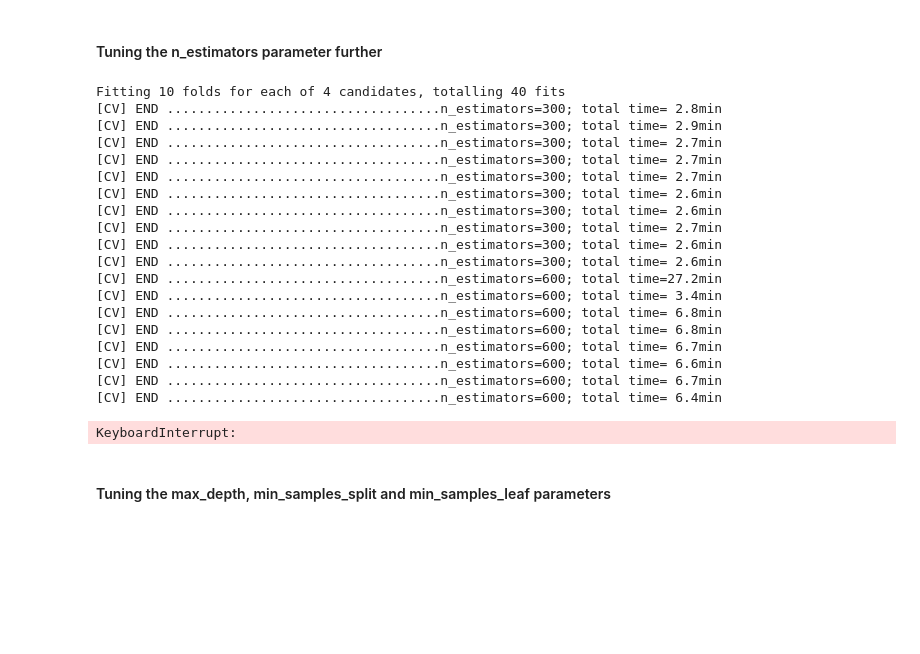
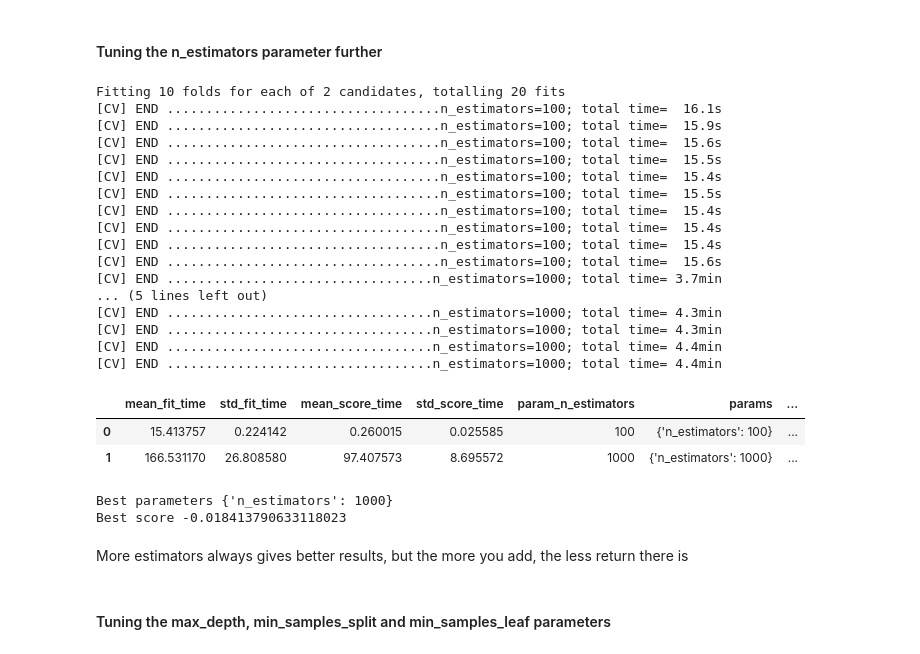
Before and after one commit to anpirott/thesis, a Jupyter notebook: notebooks/ML/method_ML/Model_A_partial/fine_tuned_models/MIST/fine_tuned_models.ipynb, the cells around one changed output. Drawn from its saved outputs; the diff is of its cells as text; code cells hidden in the pictures; blank space fills up the shorter version.

```diff
--- a/notebooks/ML/method_ML/Model_A_partial/fine_tuned_models/MIST/fine_tuned_models.ipynb
+++ b/notebooks/ML/method_ML/Model_A_partial/fine_tuned_models/MIST/fine_tuned_models.ipynb
@@ -434,41 +434,45 @@ Best score -0.01841555027497129
 # %%
 scoring = ["neg_root_mean_squared_error", "neg_mean_absolute_error"] # RMSE and MAE
 
-cv_params = {'n_estimators' : [600, 1500]
+cv_params = {'n_estimators' : [100, 1000]
             }
 
 gscv_rf = GridSearchCV(RandomForestRegressor(n_jobs = 10,
                                              ),
                          param_grid = cv_params,
                          scoring = scoring,
                          cv = 10,
                          verbose = 2,
                          refit="neg_root_mean_squared_error"
 )
 
 gscv_rf.fit(X_train, y_train)
 display_grid_search(gscv_rf)
 # %% [output]
-Fitting 10 folds for each of 4 candidates, totalling 40 fits
-[CV] END ...................................n_estimators=300; total time= 2.8min
-[CV] END ...................................n_estimators=300; total time= 2.9min
-[CV] END ...................................n_estimators=300; total time= 2.7min
-[CV] END ...................................n_estimators=300; total time= 2.7min
-[CV] END ...................................n_estimators=300; total time= 2.7min
-[CV] END ...................................n_estimators=300; total time= 2.6min
-[CV] END ...................................n_estimators=300; total time= 2.6min
-[CV] END ...................................n_estimators=300; total time= 2.7min
-[CV] END ...................................n_estimators=300; total time= 2.6min
-[CV] END ...................................n_estimators=300; total time= 2.6min
-[CV] END ...................................n_estimators=600; total time=27.2min
-[CV] END ...................................n_estimators=600; total time= 3.4min
-[CV] END ...................................n_estimators=600; total time= 6.8min
-[CV] END ...................................n_estimators=600; total time= 6.8min
-[CV] END ...................................n_estimators=600; total time= 6.7min
-[CV] END ...................................n_estimators=600; total time= 6.6min
-[CV] END ...................................n_estimators=600; total time= 6.7min
-[CV] END ...................................n_estimators=600; total time= 6.4min
+Fitting 10 folds for each of 2 candidates, totalling 20 fits
+[CV] END ...................................n_estimators=100; total time=  16.1s
+[CV] END ...................................n_estimators=100; total time=  15.9s
+[CV] END ...................................n_estimators=100; total time=  15.6s
+[CV] END ...................................n_estimators=100; total time=  15.5s
+[CV] END ...................................n_estimators=100; total time=  15.4s
+[CV] END ...................................n_estimators=100; total time=  15.5s
+[CV] END ...................................n_estimators=100; total time=  15.4s
+[CV] END ...................................n_estimators=100; total time=  15.4s
+[CV] END ...................................n_estimators=100; total time=  15.4s
+[CV] END ...................................n_estimators=100; total time=  15.6s
+[CV] END ..................................n_estimators=1000; total time= 3.7min
+... (5 lines left out)
+[CV] END ..................................n_estimators=1000; total time= 4.3min
+[CV] END ..................................n_estimators=1000; total time= 4.3min
+[CV] END ..................................n_estimators=1000; total time= 4.4min
+[CV] END ..................................n_estimators=1000; total time= 4.4min
+|  | mean_fit_time | std_fit_time | mean_score_time | std_score_time | param_n_estimators | params | ... |
+| 0 | 15.413757 | 0.224142 | 0.260015 | 0.025585 | 100 | {'n_estimators': 100} | ... |
+| 1 | 166.531170 | 26.808580 | 97.407573 | 8.695572 | 1000 | {'n_estimators': 1000} | ... |
-KeyboardInterrupt:
+Best parameters {'n_estimators': 1000}
+Best score -0.018413790633118023
+# %% [markdown]
+More estimators always gives better results, but the more you add, the less return there is
 # %% [markdown]
 #### Tuning the max_depth, min_samples_split and min_samples_leaf parameters
 # %%
```
Also changed, not shown: parts of 5 cells of this notebook, 29 other files.
